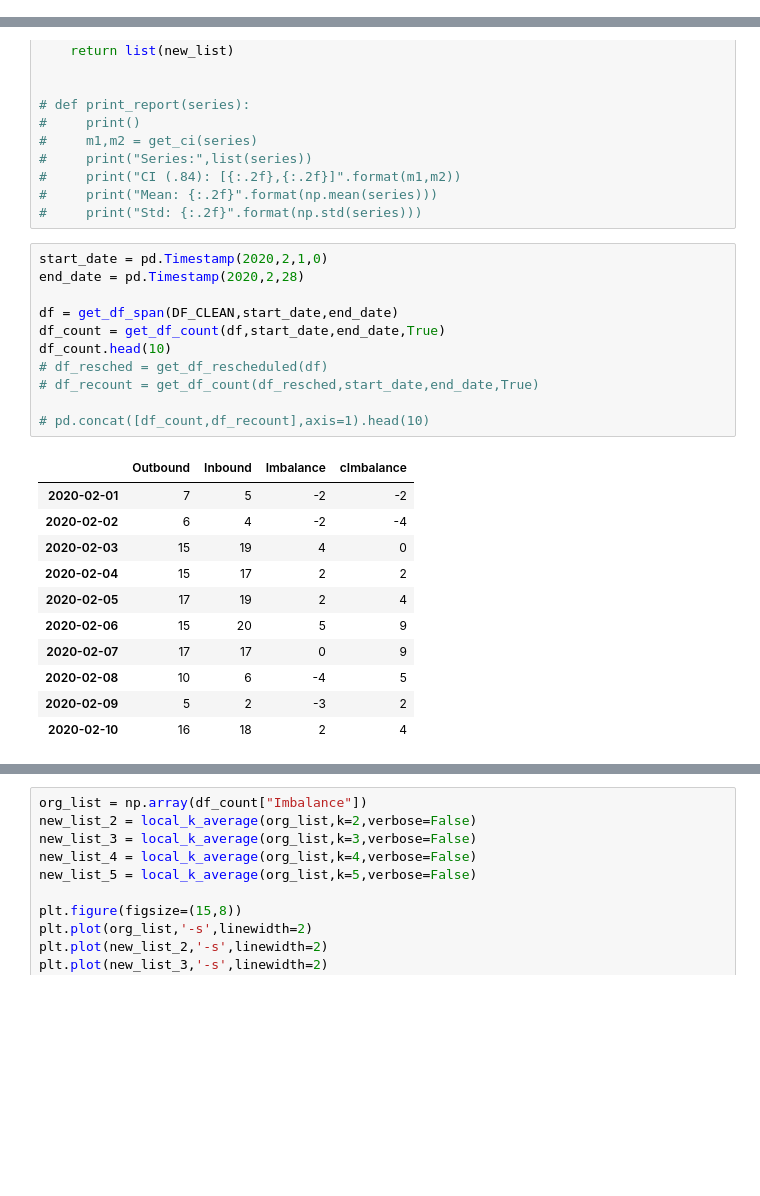
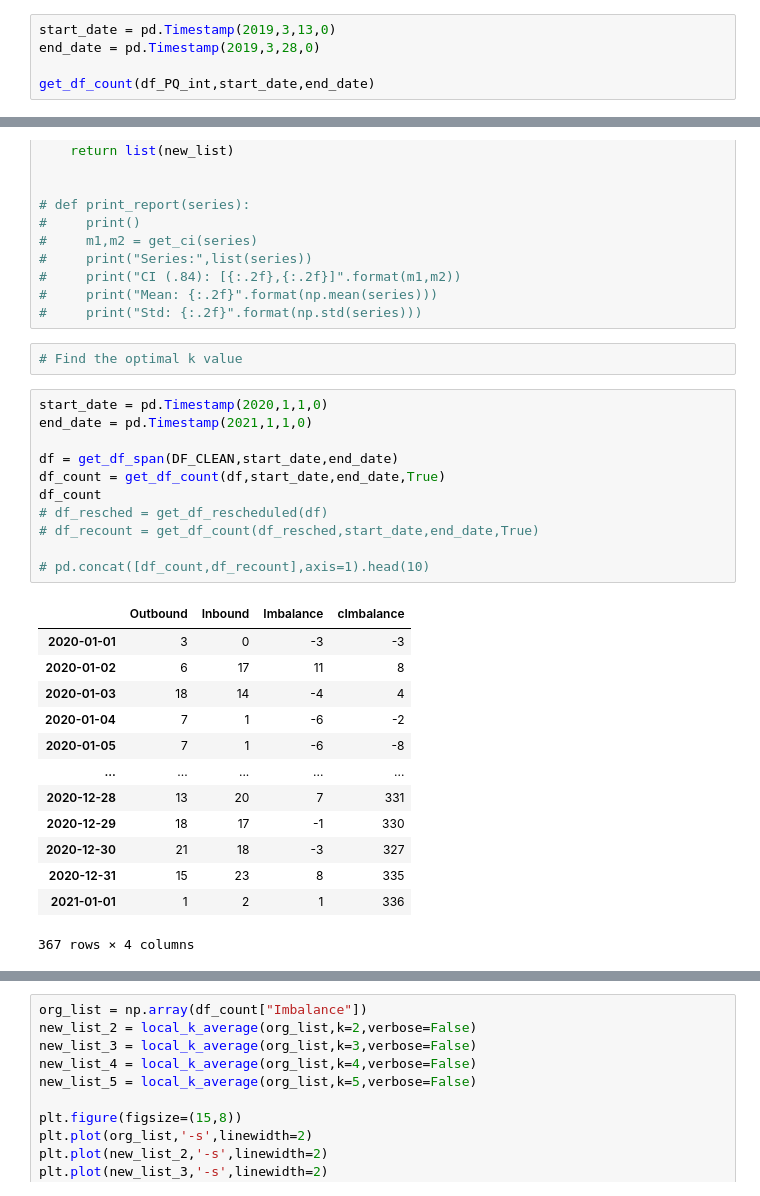
Before and after one commit to tranndt/ml-usra2021-NexusDataChallengeBison, a Jupyter notebook: [05-2021] Nexus Data Challenge/Algorithm.ipynb, the cells around one changed output, grey strips where cells are left out. Drawn from its saved outputs; the diff is of its cells as text; blank space fills up the shorter version.

```diff
--- a/[05-2021] Nexus Data Challenge/Algorithm.ipynb
+++ b/[05-2021] Nexus Data Challenge/Algorithm.ipynb
@@ -96,3 +96,8 @@ df_PQ_int.head(5)
 | 13 | Standard | DRY | PQ2OTT | PQ2MON | 2019-11-08 | 2019-11-12 |
 | 14 | Standard | DRY | PQ2OTT | PQ2MON | 2019-12-03 | 2019-12-03 |
 | 15 | Standard | DRY | PQ2OTT | PQ2MON | 2019-12-30 | 2020-01-03 |
+# %%
+start_date = pd.Timestamp(2019,3,13,0)
+end_date = pd.Timestamp(2019,3,28,0)
+
+get_df_count(df_PQ_int,start_date,end_date)
@@ -846,26 +876,30 @@ def local_k_average(org_list,k=2,verbose=False):
 #     print("CI (.84): [{:.2f},{:.2f}]".format(m1,m2))
 #     print("Mean: {:.2f}".format(np.mean(series)))
 #     print("Std: {:.2f}".format(np.std(series)))
+# %%
+# Find the optimal k value
 # %%
-start_date = pd.Timestamp(2020,2,1,0)
-end_date = pd.Timestamp(2020,2,28)
+start_date = pd.Timestamp(2020,1,1,0)
+end_date = pd.Timestamp(2021,1,1,0)
 
 df = get_df_span(DF_CLEAN,start_date,end_date)
 df_count = get_df_count(df,start_date,end_date,True)
-df_count.head(10)
+df_count
 # df_resched = get_df_rescheduled(df)
 # df_recount = get_df_count(df_resched,start_date,end_date,True)
 
 # pd.concat([df_count,df_recount],axis=1).head(10)
 # %% [output]
 |  | Outbound | Inbound | Imbalance | cImbalance |
-| 2020-02-01 | 7 | 5 | -2 | -2 |
-| 2020-02-02 | 6 | 4 | -2 | -4 |
-| 2020-02-03 | 15 | 19 | 4 | 0 |
-| 2020-02-04 | 15 | 17 | 2 | 2 |
-| 2020-02-05 | 17 | 19 | 2 | 4 |
-| 2020-02-06 | 15 | 20 | 5 | 9 |
-| 2020-02-07 | 17 | 17 | 0 | 9 |
-| 2020-02-08 | 10 | 6 | -4 | 5 |
-| 2020-02-09 | 5 | 2 | -3 | 2 |
-| 2020-02-10 | 16 | 18 | 2 | 4 |
+| 2020-01-01 | 3 | 0 | -3 | -3 |
+| 2020-01-02 | 6 | 17 | 11 | 8 |
+| 2020-01-03 | 18 | 14 | -4 | 4 |
+| 2020-01-04 | 7 | 1 | -6 | -2 |
+| 2020-01-05 | 7 | 1 | -6 | -8 |
+| ... | ... | ... | ... | ... |
+| 2020-12-28 | 13 | 20 | 7 | 331 |
+| 2020-12-29 | 18 | 17 | -1 | 330 |
+| 2020-12-30 | 21 | 18 | -3 | 327 |
+| 2020-12-31 | 15 | 23 | 8 | 335 |
+| 2021-01-01 | 1 | 2 | 1 | 336 |
+367 rows × 4 columns
```
Also changed, not shown: parts of 12 cells of this notebook, 1 other file.
